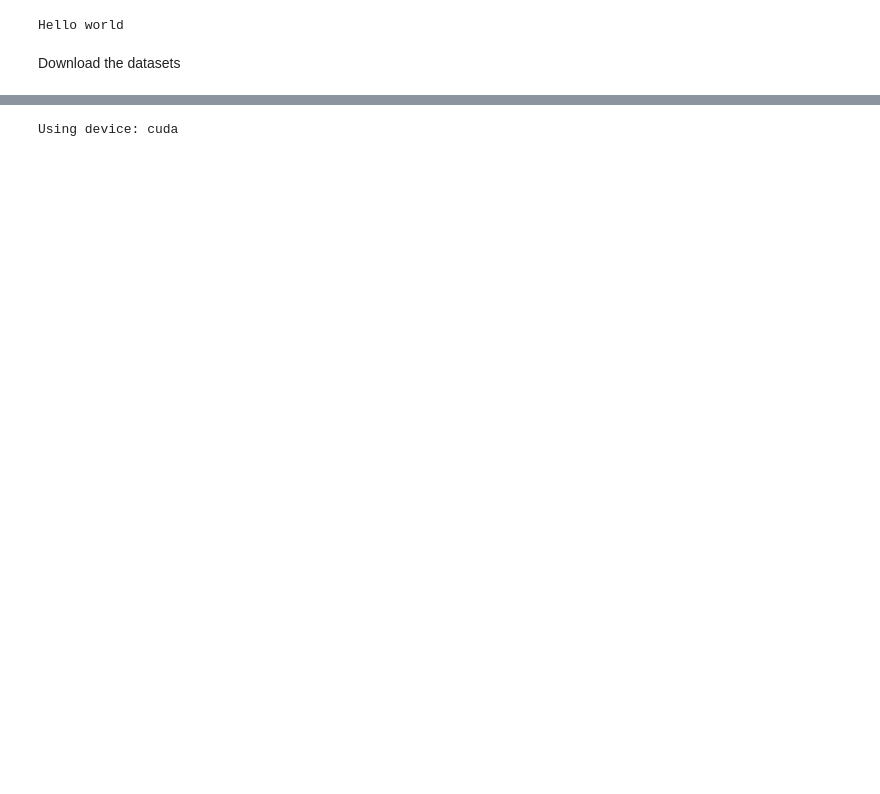
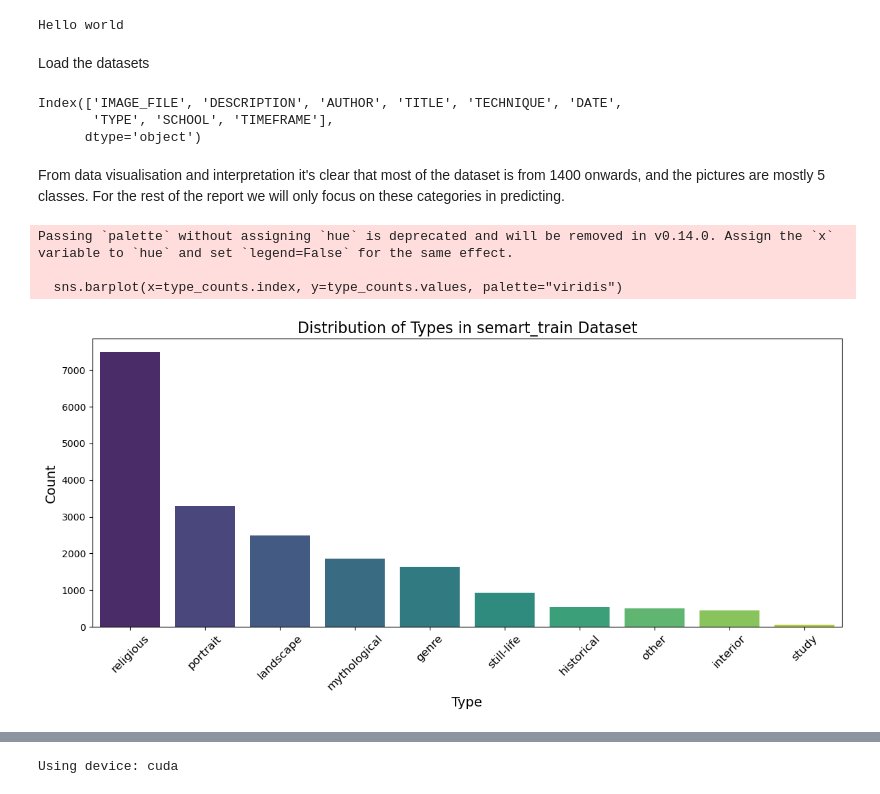
Before and after one commit to MaartenH327/groupassignment-AppliedAI, a Jupyter notebook: Basics.ipynb, the cells around one changed output, grey strips where cells are left out. Cells and saved outputs as stored; diff of their text form; code cells hidden in the pictures; blank space fills up the shorter version.

```diff
--- a/Basics.ipynb
+++ b/Basics.ipynb
@@ -24,2 +26,2 @@ from torch.utils.data import DataLoader
 # %% [markdown]
-Download the datasets
+Load the datasets
@@ -25,0 +33,30 @@ Download the datasets
+# %%
+train_df.columns
+# %% [output]
+Index(['IMAGE_FILE', 'DESCRIPTION', 'AUTHOR', 'TITLE', 'TECHNIQUE', 'DATE',
+       'TYPE', 'SCHOOL', 'TIMEFRAME'],
+      dtype='object')
+# %% [markdown]
+From data visualisation and interpretation it's clear that most of the dataset is from 1400 onwards, and the pictures are mostly 5 classes. For the rest of the report we will only focus on these categories in predicting.
+# %%
+# Get value counts for the 'TYPE' column
+type_counts = train_df["TYPE"].value_counts()
+
+# Create a histogram plot
+plt.figure(figsize=(12, 6))
+sns.barplot(x=type_counts.index, y=type_counts.values, palette="viridis")
+
+# Customize the plot
+plt.title("Distribution of Types in semart_train Dataset", fontsize=16)
+plt.xlabel("Type", fontsize=14)
+plt.ylabel("Count", fontsize=14)
+plt.xticks(rotation=45, fontsize=12)  # Rotate x-axis labels for better readability
+plt.tight_layout()
+
+# Show the plot
+plt.show()
+# %% [output]
+Passing `palette` without assigning `hue` is deprecated and will be removed in v0.14.0. Assign the `x` variable to `hue` and set `legend=False` for the same effect.
+
+  sns.barplot(x=type_counts.index, y=type_counts.values, palette="viridis")
+[figure, added]
```
Also changed, not shown: parts of 14 cells of this notebook.
